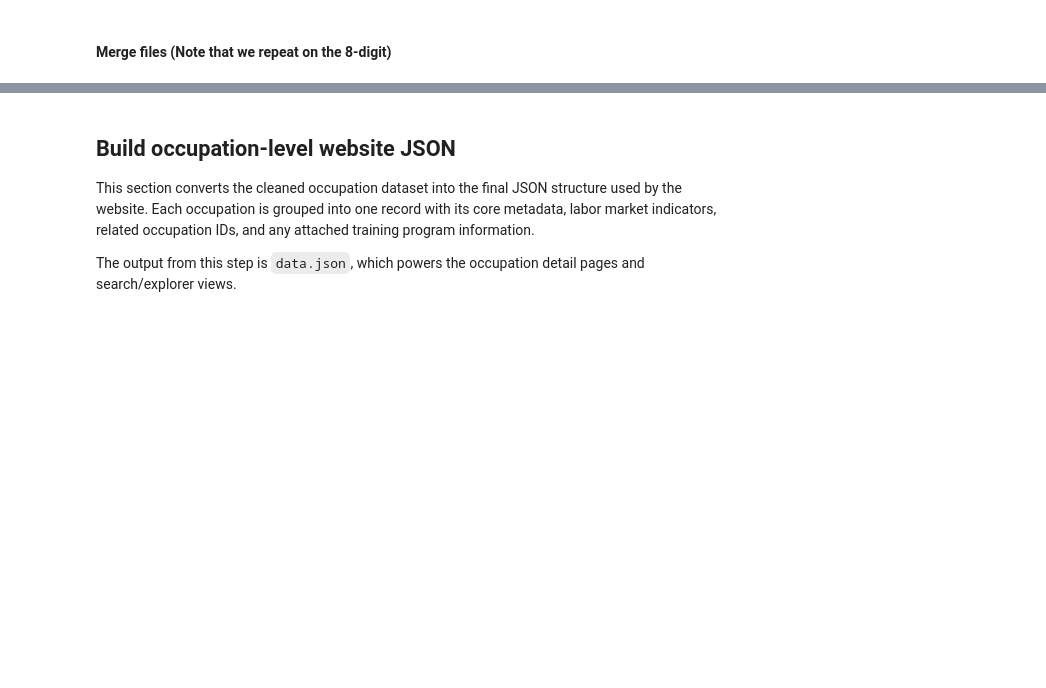
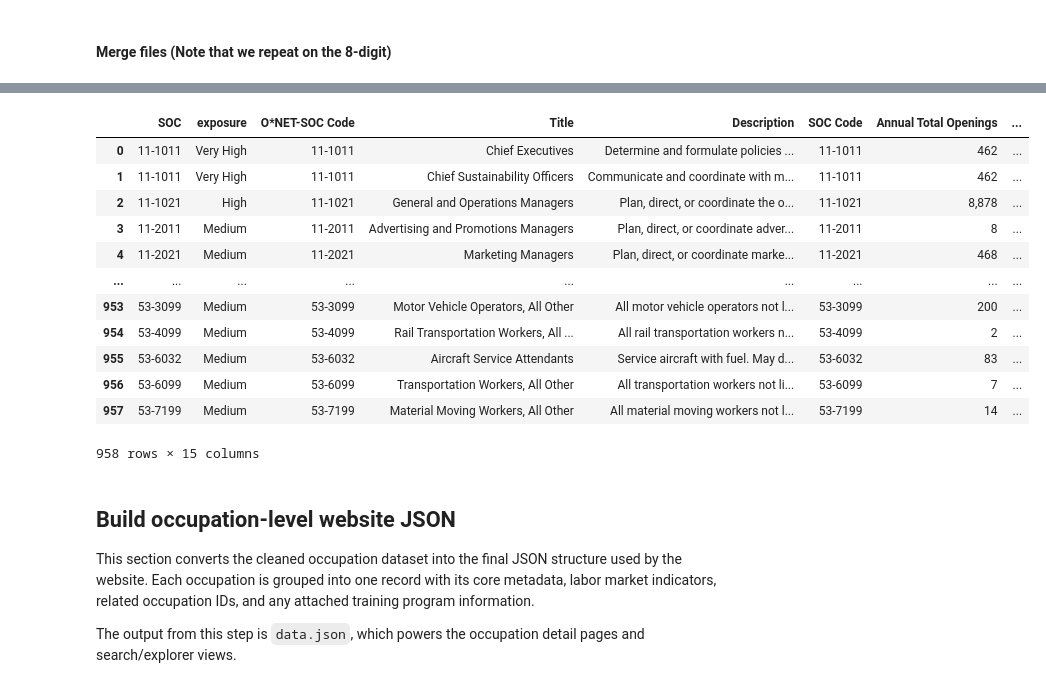
Before and after one commit to aipathways/aipathways.github.io, a Jupyter notebook: Materials/conversion.ipynb, the cells around one changed output, grey strips where cells are left out. Saved outputs shown, nothing was run; the diff lists cells and outputs as text; code cells hidden in the pictures; blank space fills up the shorter version.

```diff
--- a/Materials/conversion.ipynb
+++ b/Materials/conversion.ipynb
@@ -282,4 +299,20 @@ related_pivot["related_titles_clean"] = related_pivot[cols].apply(
     ),
     axis=1
 )
+# %%
+df
+# %% [output]
+|  | SOC | exposure | O*NET-SOC Code | Title | Description | SOC Code | Annual Total Openings | ... |
+| 0 | 11-1011 | Very High | 11-1011 | Chief Executives | Determine and formulate policies ... | 11-1011 | 462 | ... |
+| 1 | 11-1011 | Very High | 11-1011 | Chief Sustainability Officers | Communicate and coordinate with m... | 11-1011 | 462 | ... |
+| 2 | 11-1021 | High | 11-1021 | General and Operations Managers | Plan, direct, or coordinate the o... | 11-1021 | 8,878 | ... |
+| 3 | 11-2011 | Medium | 11-2011 | Advertising and Promotions Managers | Plan, direct, or coordinate adver... | 11-2011 | 8 | ... |
+| 4 | 11-2021 | Medium | 11-2021 | Marketing Managers | Plan, direct, or coordinate marke... | 11-2021 | 468 | ... |
+| ... | ... | ... | ... | ... | ... | ... | ... | ... |
+| 953 | 53-3099 | Medium | 53-3099 | Motor Vehicle Operators, All Other | All motor vehicle operators not l... | 53-3099 | 200 | ... |
+| 954 | 53-4099 | Medium | 53-4099 | Rail Transportation Workers, All ... | All rail transportation workers n... | 53-4099 | 2 | ... |
+| 955 | 53-6032 | Medium | 53-6032 | Aircraft Service Attendants | Service aircraft with fuel. May d... | 53-6032 | 83 | ... |
+| 956 | 53-6099 | Medium | 53-6099 | Transportation Workers, All Other | All transportation workers not li... | 53-6099 | 7 | ... |
+| 957 | 53-7199 | Medium | 53-7199 | Material Moving Workers, All Other | All material moving workers not l... | 53-7199 | 14 | ... |
+958 rows × 15 columns
 # %%
```
Also changed, not shown: parts of 10 cells of this notebook.
